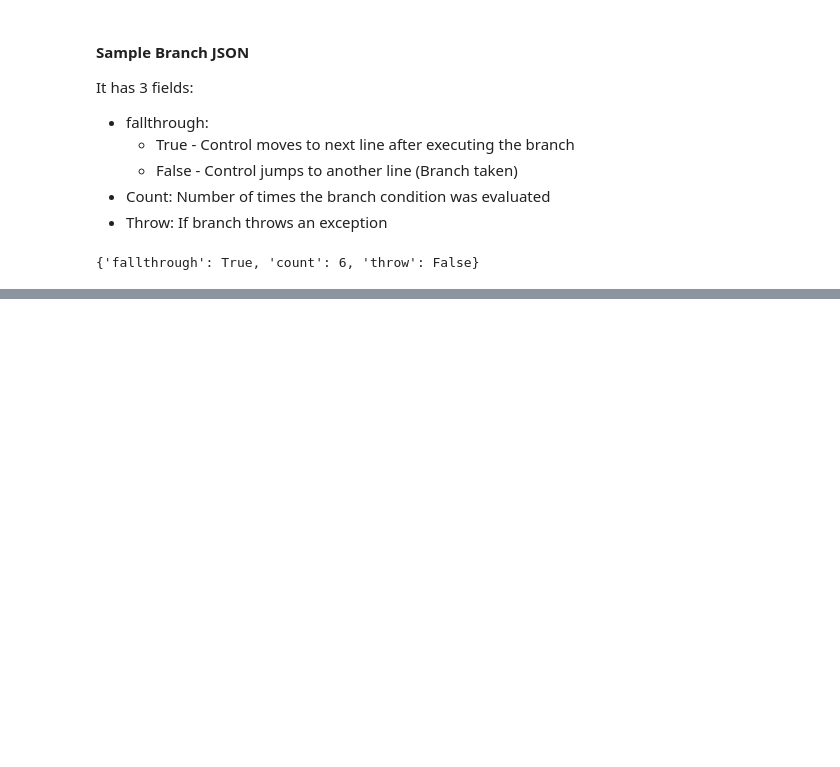
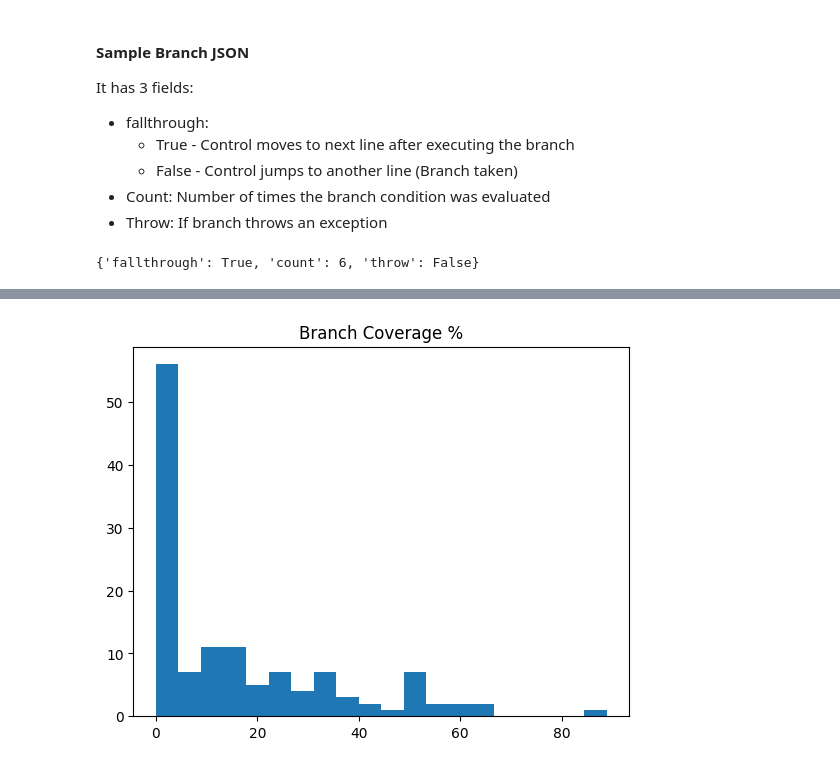
Before and after one commit to SuvigyaJain1/SSP_Project, a Jupyter notebook: analysis.ipynb, the cells around one changed output, grey strips where cells are left out. Saved outputs shown, nothing was run; the diff lists cells and outputs as text; code cells hidden in the pictures; blank space fills up the shorter version.

```diff
--- a/analysis.ipynb
+++ b/analysis.ipynb
@@ -154,0 +239,6 @@ def get_branch_coverage(file):
+# %%
+plt.hist(branch_coverage,bins=20)
+plt.title("Branch Coverage %")
+plt.show()
+# %% [output]
+[figure, added]
```
Also changed, not shown: parts of 23 cells of this notebook, 1 other file.
